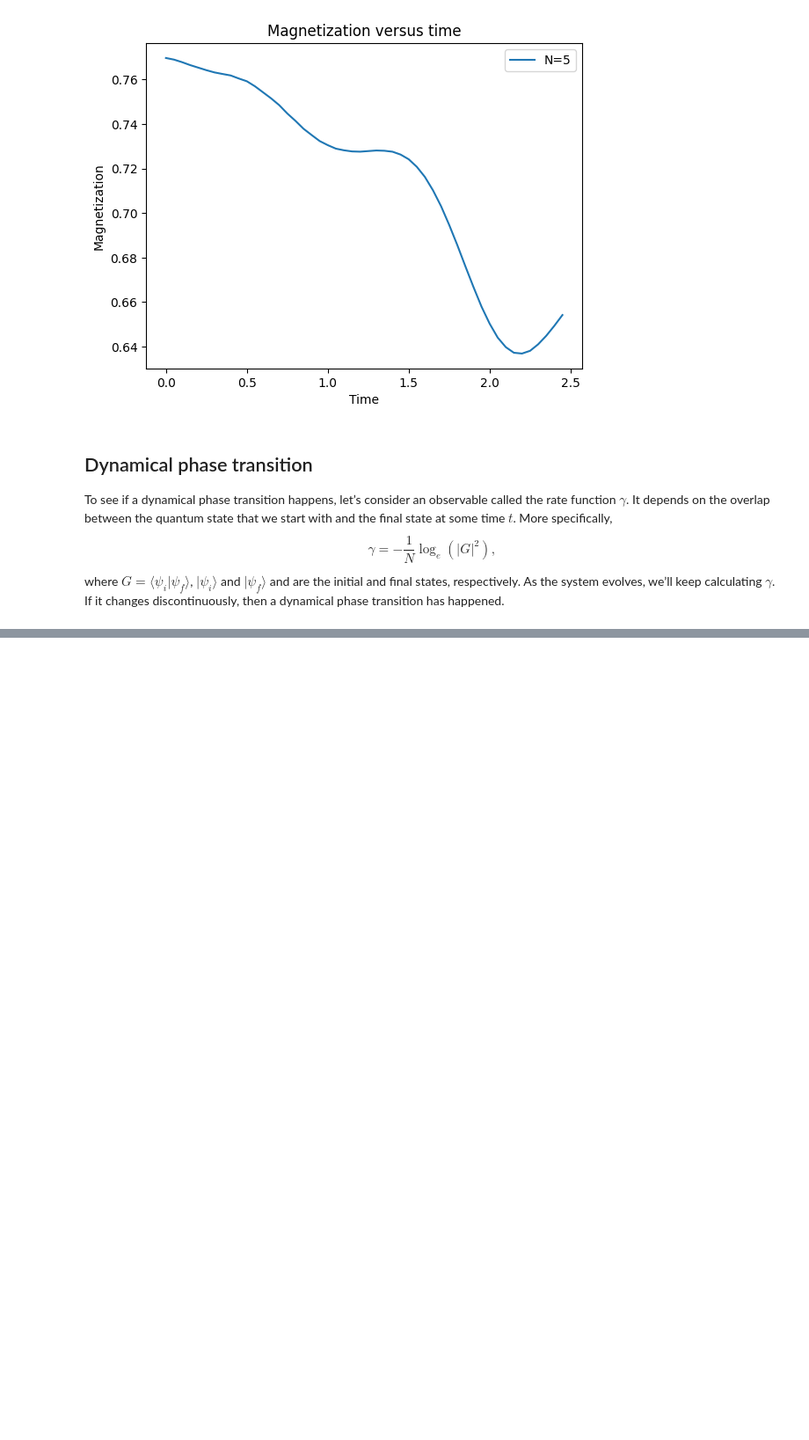
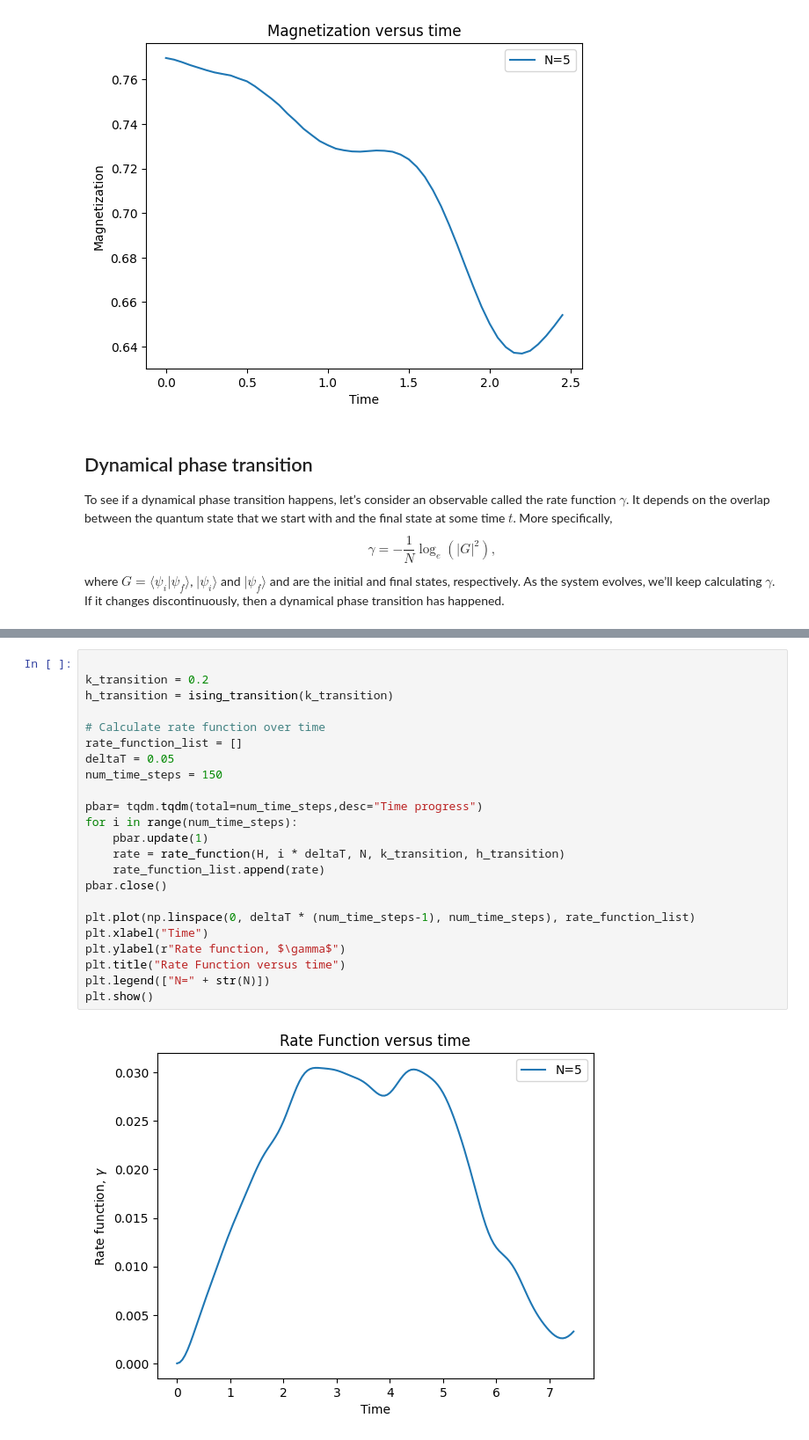
Before and after one commit to alexsockz/ANNNI-model-quantum-computing, a Jupyter notebook: src/ANNNI-TimeEv.ipynb, the cells around one changed output, grey strips where cells are left out. Shown at 88% size. Drawn from its saved outputs; the diff is of its cells as text; blank space fills up the shorter version.

```diff
--- a/src/ANNNI-TimeEv.ipynb
+++ b/src/ANNNI-TimeEv.ipynb
@@ -341,0 +368,25 @@ Taken and adapted from <https://pennylane.ai/qml/demos/tutorial_annni#unsupervis
+# %%
+
+k_transition = 0.2
+h_transition = ising_transition(k_transition)
+
+# Calculate rate function over time
+rate_function_list = []
+deltaT = 0.05
+num_time_steps = 150
+
+pbar= tqdm.tqdm(total=num_time_steps,desc="Time progress")
+for i in range(num_time_steps):
+    pbar.update(1)
+    rate = rate_function(H, i * deltaT, N, k_transition, h_transition)
+    rate_function_list.append(rate)
+pbar.close()
+
+plt.plot(np.linspace(0, deltaT * (num_time_steps-1), num_time_steps), rate_function_list)
+plt.xlabel("Time")
+plt.ylabel(r"Rate function, $\gamma$")
+plt.title("Rate Function versus time")
+plt.legend(["N=" + str(N)])
+plt.show()
+# %% [output]
+[figure, added]
```
Also changed, not shown: parts of 4 cells of this notebook.
